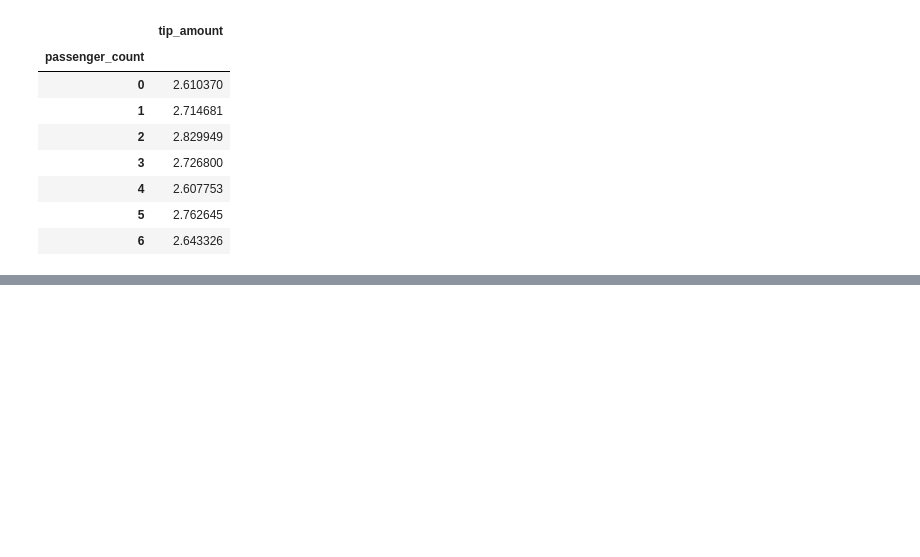
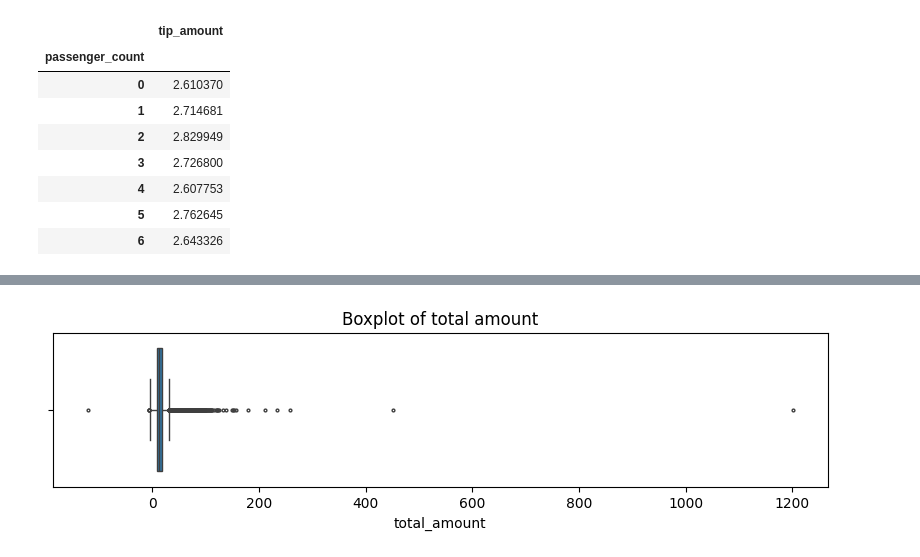
Before and after one commit to RhuthK/PROJECTS, a Jupyter notebook: Automatidata Fare Estiamtion Project/Fare_Estimation_Project(LOCAL).ipynb, the cells around one changed output, grey strips where cells are left out. Saved outputs shown, nothing was run; the diff lists cells and outputs as text; code cells hidden in the pictures; blank space fills up the shorter version.

```diff
--- a/Automatidata Fare Estiamtion Project/Fare_Estimation_Project(LOCAL).ipynb
+++ b/Automatidata Fare Estiamtion Project/Fare_Estimation_Project(LOCAL).ipynb
@@ -231,0 +306,8 @@ card_payment.groupby(['passenger_count']).mean()[['tip_amount']]
+# %%
+# Box plot for total amount
+plt.figure(figsize=(10,2))
+plt.title('Boxplot of total amount')
+sns.boxplot(data=df, x='total_amount',fliersize=2)
+plt.show()
+# %% [output]
+[figure, added]
```
Also changed, not shown: parts of 25 cells of this notebook, 1 other file.
